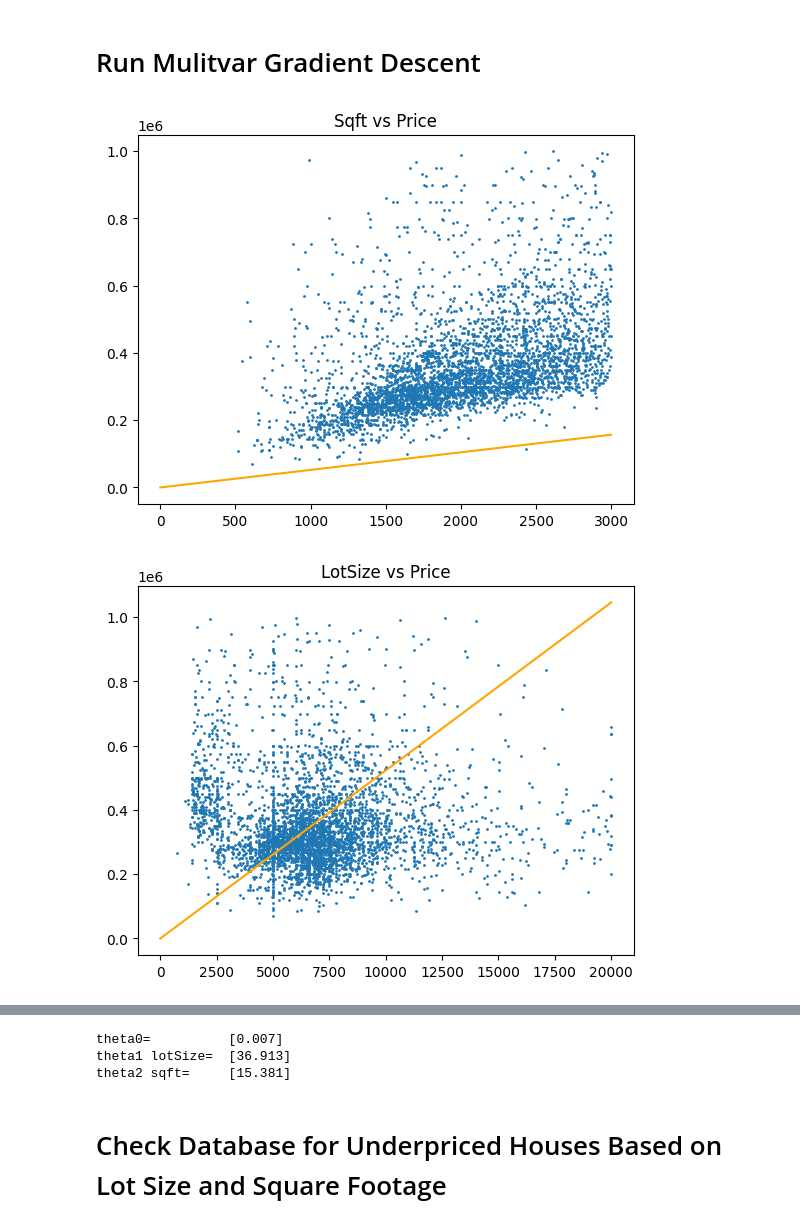
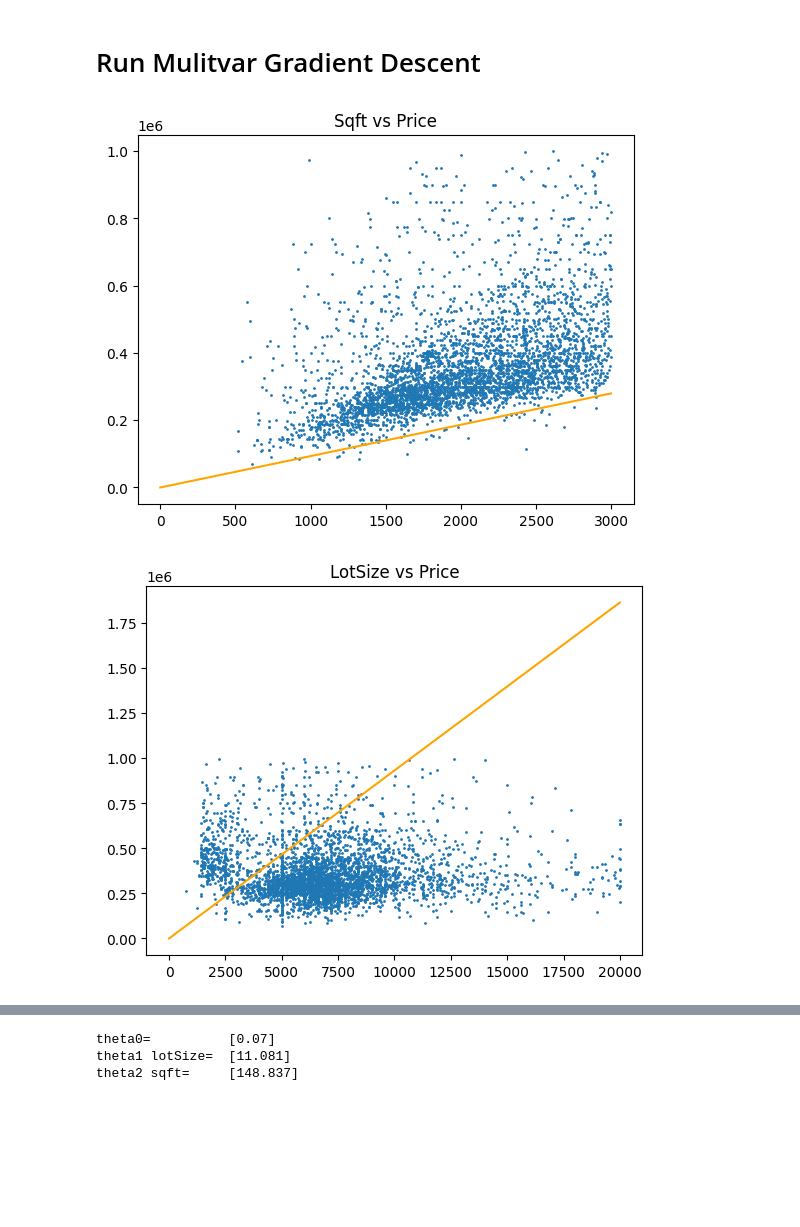
Before and after one commit to tugonbob/Stanford-CS229-Andrew-Ng, a Jupyter notebook: Ch1-SupervisedLearning/1-LinearRegression/1.1.1-LmsAlgorithm.ipynb, the cells around one changed output, grey strips where cells are left out. Cells and saved outputs as stored; diff of their text form; code cells hidden in the pictures; blank space fills up the shorter version.

```diff
--- a/Ch1-SupervisedLearning/1-LinearRegression/1.1.1-LmsAlgorithm.ipynb
+++ b/Ch1-SupervisedLearning/1-LinearRegression/1.1.1-LmsAlgorithm.ipynb
@@ -52,42 +52,42 @@ Number of data points included: 4300
 # %% [markdown]
 # Run Mulitvar Gradient Descent
 # %%
-def sgd(X, Y, training_rate=0.00000000001, iters=1):
+def sgd(X, Y, training_rate=0.0000000001, iters=5):
     n_features = len(X[0])
     theta = np.zeros((n_features, 1))
 
 
     for _ in range(iters):
         for x, y in zip(X, Y):
             y_pred = theta.T @ x
             x = np.reshape(x, theta.shape)
             theta = theta - training_rate * (y_pred - y) * x
+        # plot
+        lotSize_x = np.arange(0, np.amax(data[:, lotSize_i]))
+        squareFootage_x = np.arange(0, np.amax(data[:, squareFootage_i]))
 
-    # plot
-    lotSize_x = np.arange(0, np.amax(data[:, lotSize_i]))
-    squareFootage_x = np.arange(0, np.amax(data[:, squareFootage_i]))
+        plt.title("Sqft vs Price")
+        plt.scatter(data[:, squareFootage_i], data[:, price_i], s=1)
+        plt.plot(squareFootage_x, theta[2, 0] * squareFootage_x + theta[1, 0] * squareFootage_x + theta[0, 0], c='orange')
+        plt.show()
+        plt.title("LotSize vs Price")
+        plt.scatter(data[:, lotSize_i], data[:, price_i], s=1)
+        plt.plot(lotSize_x, theta[2, 0] * lotSize_x + theta[1, 0] * lotSize_x + theta[0, 0], c='orange')
+        plt.show()
 
-    plt.title("Sqft vs Price")
-    plt.scatter(data[:, squareFootage_i], data[:, price_i], s=1)
-    plt.plot(squareFootage_x, theta[2, 0] * squareFootage_x + theta[1, 0] * squareFootage_x + theta[0, 0], c='orange')
-    plt.show()
-    plt.title("LotSize vs Price")
-    plt.scatter(data[:, lotSize_i], data[:, price_i], s=1)
-    plt.plot(lotSize_x, theta[2, 0] * lotSize_x + theta[1, 0] * lotSize_x + theta[0, 0], c='orange')
-    plt.show()
 
     return theta
 
 
 filteredData = np.ones((len(data[:, 1]), 1))
 filteredData = np.hstack((filteredData, np.array([data[:, lotSize_i]]).T)) # append lot size column
 filteredData = np.hstack((filteredData, np.array([data[:, squareFootage_i]]).T)) # append square footage column
 
 theta = sgd(filteredData, data[:, price_i])
 
 print("theta0=\t\t", np.around(theta[0], decimals=3))
 print("theta1 lotSize=\t", np.around(theta[1], decimals=3))
 print("theta2 sqft=\t", np.around(theta[2], decimals=3))
 # %% [output]
-[figure, old version]
+[figure, new version]
-[figure, old version]
+[figure, new version]
@@ -94,5 +102,3 @@ print("theta2 sqft=\t", np.around(theta[2], decimals=3))
-theta0=          [0.007]
-theta1 lotSize=  [36.913]
-theta2 sqft=     [15.381]
+theta0=          [0.07]
+theta1 lotSize=  [11.081]
+theta2 sqft=     [148.837]
-# %% [markdown]
-# Check Database for Underpriced Houses Based on Lot Size and Square Footage
```
Also changed, not shown: parts of 4 cells of this notebook, 3 other files.
